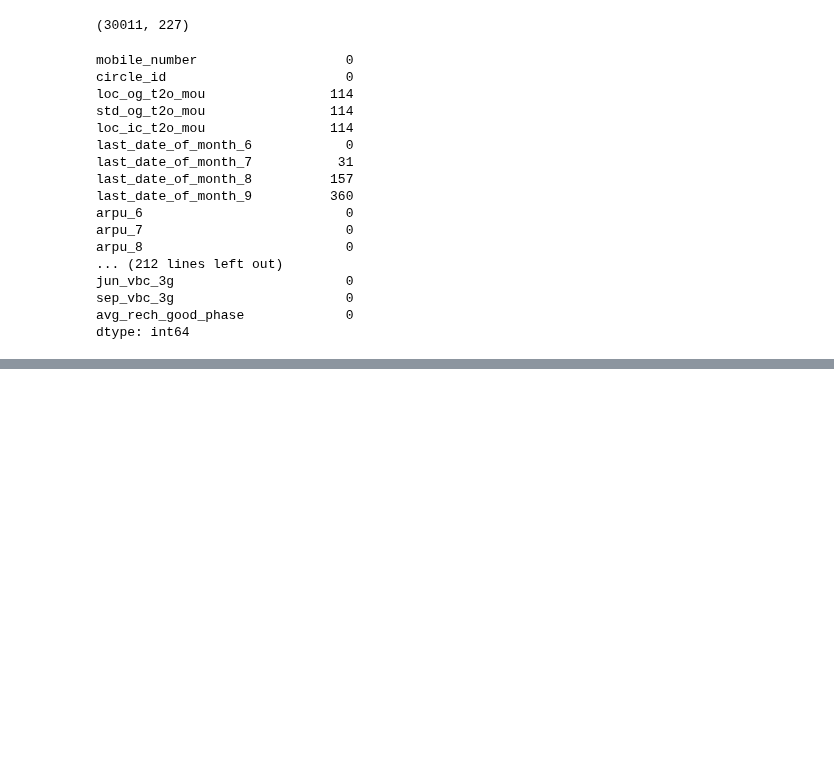
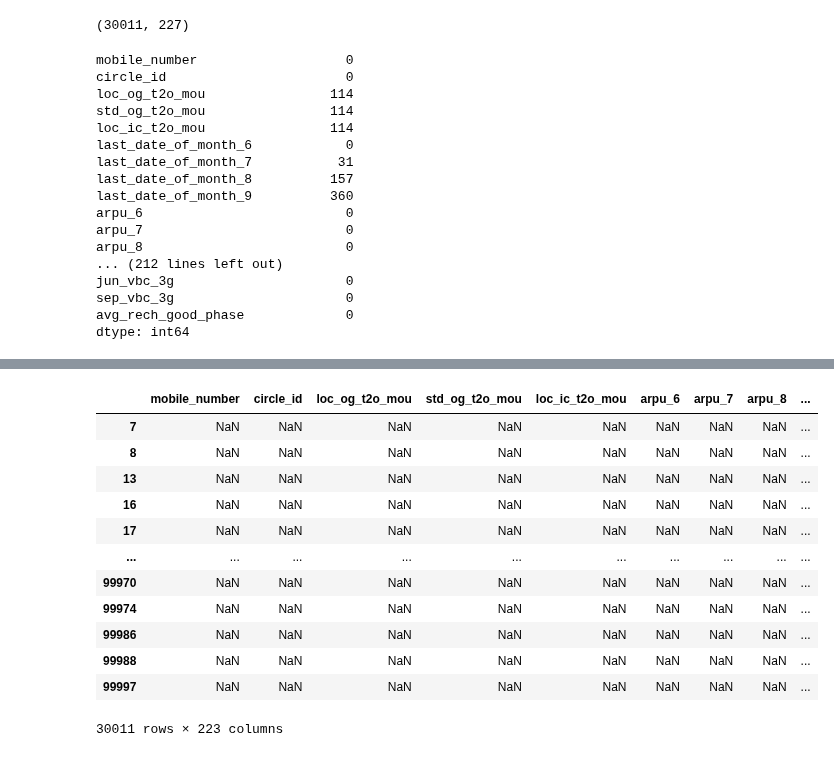
Before and after one commit to mrmankeshraj/PG_Diploma_in_Machine_Learning_and_AI, a Jupyter notebook: Course 4 - Machine Learning -2/Unsupervised Learning, Principle Component Analysis/Telecom Churn Case Study/Telecom Churn Case Study Solution.ipynb, the cells around one changed output, grey strips where cells are left out. Drawn from its saved outputs; the diff is of its cells as text; code cells hidden in the pictures; blank space fills up the shorter version.

```diff
--- a/Course 4 - Machine Learning -2/Unsupervised Learning, Principle Component Analysis/Telecom Churn Case Study/Telecom Churn Case Study Solution.ipynb
+++ b/Course 4 - Machine Learning -2/Unsupervised Learning, Principle Component Analysis/Telecom Churn Case Study/Telecom Churn Case Study Solution.ipynb
@@ -191,0 +222,41 @@ dtype: int64
+# %%
+df_high_val_cust[['onnet_mou_6', 'onnet_mou_7', 'onnet_mou_8', 'onnet_mou_9']]                     = df_high_val_cust[['onnet_mou_6', 'onnet_mou_7', 'onnet_mou_8', 'onnet_mou_9']].fillna(value=df_high_val_cust[['onnet_mou_6', 'onnet_mou_7', 'onnet_mou_8', 'onnet_mou_9']].mean(axis=1), inplace=True)
+df_high_val_cust[['offnet_mou_6', 'offnet_mou_7', 'offnet_mou_8', 'offnet_mou_9']]                 = df_high_val_cust[['offnet_mou_6', 'offnet_mou_7', 'offnet_mou_8', 'offnet_mou_9']].fillna(value=df_high_val_cust[['offnet_mou_6', 'offnet_mou_7', 'offnet_mou_8', 'offnet_mou_9']].mean(axis=1), inplace=True)
+df_high_val_cust[['roam_ic_mou_6', 'roam_ic_mou_7','roam_ic_mou_8', 'roam_ic_mou_9']]              = df_high_val_cust[['roam_ic_mou_6', 'roam_ic_mou_7','roam_ic_mou_8', 'roam_ic_mou_9']].fillna(value=df_high_val_cust[['roam_ic_mou_6', 'roam_ic_mou_7','roam_ic_mou_8', 'roam_ic_mou_9']].mean(axis=1), inplace=True)
+df_high_val_cust[['roam_og_mou_6', 'roam_og_mou_7', 'roam_og_mou_8', 'roam_og_mou_9']]             = df_high_val_cust[['roam_og_mou_6', 'roam_og_mou_7', 'roam_og_mou_8', 'roam_og_mou_9']].fillna(value=df_high_val_cust[['roam_og_mou_6', 'roam_og_mou_7', 'roam_og_mou_8', 'roam_og_mou_9']].mean(axis=1), inplace=True)
+df_high_val_cust[['loc_og_t2t_mou_6', 'loc_og_t2t_mou_7', 'loc_og_t2t_mou_8', 'loc_og_t2t_mou_9']] = df_high_val_cust[['loc_og_t2t_mou_6', 'loc_og_t2t_mou_7', 'loc_og_t2t_mou_8', 'loc_og_t2t_mou_9']].fillna(value=df_high_val_cust[['loc_og_t2t_mou_6', 'loc_og_t2t_mou_7', 'loc_og_t2t_mou_8', 'loc_og_t2t_mou_9']].mean(axis=1), inplace=True)
+df_high_val_cust[['loc_og_t2m_mou_6', 'loc_og_t2m_mou_7', 'loc_og_t2m_mou_8', 'loc_og_t2m_mou_9']] = df_high_val_cust[['loc_og_t2m_mou_6', 'loc_og_t2m_mou_7', 'loc_og_t2m_mou_8', 'loc_og_t2m_mou_9']].fillna(value=df_high_val_cust[['loc_og_t2m_mou_6', 'loc_og_t2m_mou_7', 'loc_og_t2m_mou_8', 'loc_og_t2m_mou_9']].mean(axis=1), inplace=True)
+df_high_val_cust[['loc_og_t2f_mou_6', 'loc_og_t2f_mou_7', 'loc_og_t2f_mou_8', 'loc_og_t2f_mou_9']] = df_high_val_cust[['loc_og_t2f_mou_6', 'loc_og_t2f_mou_7', 'loc_og_t2f_mou_8', 'loc_og_t2f_mou_9']].fillna(value=df_high_val_cust[['loc_og_t2f_mou_6', 'loc_og_t2f_mou_7', 'loc_og_t2f_mou_8', 'loc_og_t2f_mou_9']].mean(axis=1), inplace=True)
+df_high_val_cust[['loc_og_t2c_mou_6', 'loc_og_t2c_mou_7', 'loc_og_t2c_mou_8', 'loc_og_t2c_mou_9']] = df_high_val_cust[['loc_og_t2c_mou_6', 'loc_og_t2c_mou_7', 'loc_og_t2c_mou_8', 'loc_og_t2c_mou_9']].fillna(value=df_high_val_cust[['loc_og_t2c_mou_6', 'loc_og_t2c_mou_7', 'loc_og_t2c_mou_8', 'loc_og_t2c_mou_9']].mean(axis=1), inplace=True)
+df_high_val_cust[['std_og_t2t_mou_6', 'std_og_t2t_mou_7', 'std_og_t2t_mou_8', 'std_og_t2t_mou_9']] = df_high_val_cust[['std_og_t2t_mou_6', 'std_og_t2t_mou_7', 'std_og_t2t_mou_8', 'std_og_t2t_mou_9']].fillna(value=df_high_val_cust[['std_og_t2t_mou_6', 'std_og_t2t_mou_7', 'std_og_t2t_mou_8', 'std_og_t2t_mou_9']].mean(axis=1), inplace=True)
+df_high_val_cust[['std_og_t2m_mou_6', 'std_og_t2m_mou_7', 'std_og_t2m_mou_8', 'std_og_t2m_mou_9']] = df_high_val_cust[['std_og_t2m_mou_6', 'std_og_t2m_mou_7', 'std_og_t2m_mou_8', 'std_og_t2m_mou_9']].fillna(value=df_high_val_cust[['std_og_t2m_mou_6', 'std_og_t2m_mou_7', 'std_og_t2m_mou_8', 'std_og_t2m_mou_9']].mean(axis=1), inplace=True)
+df_high_val_cust[['std_og_t2f_mou_6', 'std_og_t2f_mou_7', 'std_og_t2f_mou_8', 'std_og_t2f_mou_9']] = df_high_val_cust[['std_og_t2f_mou_6', 'std_og_t2f_mou_7', 'std_og_t2f_mou_8', 'std_og_t2f_mou_9']].fillna(value=df_high_val_cust[['std_og_t2f_mou_6', 'std_og_t2f_mou_7', 'std_og_t2f_mou_8', 'std_og_t2f_mou_9']].mean(axis=1), inplace=True)
+df_high_val_cust[['std_og_t2c_mou_6', 'std_og_t2c_mou_7', 'std_og_t2c_mou_8', 'std_og_t2c_mou_9']] = df_high_val_cust[['std_og_t2c_mou_6', 'std_og_t2c_mou_7', 'std_og_t2c_mou_8', 'std_og_t2c_mou_9']].fillna(value=df_high_val_cust[['std_og_t2c_mou_6', 'std_og_t2c_mou_7', 'std_og_t2c_mou_8', 'std_og_t2c_mou_9']].mean(axis=1), inplace=True)
+df_high_val_cust[['loc_og_mou_6', 'loc_og_mou_7', 'loc_og_mou_8', 'loc_og_mou_9']]                 = df_high_val_cust[['loc_og_mou_6', 'loc_og_mou_7', 'loc_og_mou_8', 'loc_og_mou_9']].fillna(value=df_high_val_cust[['loc_og_mou_6', 'loc_og_mou_7', 'loc_og_mou_8', 'loc_og_mou_9']].mean(axis=1), inplace=True)
+df_high_val_cust[['std_og_mou_6', 'std_og_mou_7', 'std_og_mou_8', 'std_og_mou_9']]                 = df_high_val_cust[['std_og_mou_6', 'std_og_mou_7', 'std_og_mou_8', 'std_og_mou_9']].fillna(value=df_high_val_cust[['std_og_mou_6', 'std_og_mou_7', 'std_og_mou_8', 'std_og_mou_9']].mean(axis=1), inplace=True)
+df_high_val_cust[['isd_og_mou_6', 'isd_og_mou_7', 'isd_og_mou_8', 'isd_og_mou_9']]                 = df_high_val_cust[['isd_og_mou_6', 'isd_og_mou_7', 'isd_og_mou_8', 'isd_og_mou_9']].fillna(value=df_high_val_cust[['isd_og_mou_6', 'isd_og_mou_7', 'isd_og_mou_8', 'isd_og_mou_9']].mean(axis=1), inplace=True)
+df_high_val_cust[['spl_og_mou_6', 'spl_og_mou_7', 'spl_og_mou_8', 'spl_og_mou_9']]                 = df_high_val_cust[['spl_og_mou_6', 'spl_og_mou_7', 'spl_og_mou_8', 'spl_og_mou_9']].fillna(value=df_high_val_cust[['spl_og_mou_6', 'spl_og_mou_7', 'spl_og_mou_8', 'spl_og_mou_9']].mean(axis=1), inplace=True)
+df_high_val_cust[['loc_ic_t2t_mou_6', 'loc_ic_t2t_mou_7', 'loc_ic_t2t_mou_8', 'loc_ic_t2t_mou_9']] = df_high_val_cust[['loc_ic_t2t_mou_6', 'loc_ic_t2t_mou_7', 'loc_ic_t2t_mou_8', 'loc_ic_t2t_mou_9']].fillna(value=df_high_val_cust[['loc_ic_t2t_mou_6', 'loc_ic_t2t_mou_7', 'loc_ic_t2t_mou_8', 'loc_ic_t2t_mou_9']].mean(axis=1), inplace=True)
+df_high_val_cust[['loc_ic_t2m_mou_6', 'loc_ic_t2m_mou_7', 'loc_ic_t2m_mou_8', 'loc_ic_t2m_mou_9']] = df_high_val_cust[['loc_ic_t2m_mou_6', 'loc_ic_t2m_mou_7', 'loc_ic_t2m_mou_8', 'loc_ic_t2m_mou_9']].fillna(value=df_high_val_cust[['loc_ic_t2m_mou_6', 'loc_ic_t2m_mou_7', 'loc_ic_t2m_mou_8', 'loc_ic_t2m_mou_9']].mean(axis=1), inplace=True)
+df_high_val_cust[['loc_ic_t2f_mou_6', 'loc_ic_t2f_mou_7', 'loc_ic_t2f_mou_8', 'loc_ic_t2f_mou_9']] = df_high_val_cust[['loc_ic_t2f_mou_6', 'loc_ic_t2f_mou_7', 'loc_ic_t2f_mou_8', 'loc_ic_t2f_mou_9']].fillna(value=df_high_val_cust[['loc_ic_t2f_mou_6', 'loc_ic_t2f_mou_7', 'loc_ic_t2f_mou_8', 'loc_ic_t2f_mou_9']].mean(axis=1), inplace=True)
+df_high_val_cust[['std_ic_t2t_mou_6', 'std_ic_t2t_mou_7', 'std_ic_t2t_mou_8', 'std_ic_t2t_mou_9']] = df_high_val_cust[['std_ic_t2t_mou_6', 'std_ic_t2t_mou_7', 'std_ic_t2t_mou_8', 'std_ic_t2t_mou_9']].fillna(value=df_high_val_cust[['std_ic_t2t_mou_6', 'std_ic_t2t_mou_7', 'std_ic_t2t_mou_8', 'std_ic_t2t_mou_9']].mean(axis=1), inplace=True)
+df_high_val_cust[['std_ic_t2m_mou_6', 'std_ic_t2m_mou_7', 'std_ic_t2m_mou_8', 'std_ic_t2m_mou_9']] = df_high_val_cust[['std_ic_t2m_mou_6', 'std_ic_t2m_mou_7', 'std_ic_t2m_mou_8', 'std_ic_t2m_mou_9']].fillna(value=df_high_val_cust[['std_ic_t2m_mou_6', 'std_ic_t2m_mou_7', 'std_ic_t2m_mou_8', 'std_ic_t2m_mou_9']].mean(axis=1), inplace=True)
+df_high_val_cust[['std_ic_t2f_mou_6', 'std_ic_t2f_mou_7', 'std_ic_t2f_mou_8', 'std_ic_t2f_mou_9']] = df_high_val_cust[['std_ic_t2f_mou_6', 'std_ic_t2f_mou_7', 'std_ic_t2f_mou_8', 'std_ic_t2f_mou_9']].fillna(value=df_high_val_cust[['std_ic_t2f_mou_6', 'std_ic_t2f_mou_7', 'std_ic_t2f_mou_8', 'std_ic_t2f_mou_9']].mean(axis=1), inplace=True)
+df_high_val_cust[['std_ic_t2o_mou_6', 'std_ic_t2o_mou_7', 'std_ic_t2o_mou_8', 'std_ic_t2o_mou_9']] = df_high_val_cust[['std_ic_t2o_mou_6', 'std_ic_t2o_mou_7', 'std_ic_t2o_mou_8', 'std_ic_t2o_mou_9']].fillna(value=df_high_val_cust[['std_ic_t2o_mou_6', 'std_ic_t2o_mou_7', 'std_ic_t2o_mou_8', 'std_ic_t2o_mou_9']].mean(axis=1), inplace=True)
+df_high_val_cust[['loc_ic_mou_6', 'loc_ic_mou_7', 'loc_ic_mou_8', 'loc_ic_mou_9']]                 = df_high_val_cust[['loc_ic_mou_6', 'loc_ic_mou_7', 'loc_ic_mou_8', 'loc_ic_mou_9']].fillna(value=df_high_val_cust[['loc_ic_mou_6', 'loc_ic_mou_7', 'loc_ic_mou_8', 'loc_ic_mou_9']].mean(axis=1), inplace=True)
+df_high_val_cust[['std_ic_mou_6', 'std_ic_mou_7', 'std_ic_mou_8', 'std_ic_mou_9']]                 = df_high_val_cust[['std_ic_mou_6', 'std_ic_mou_7', 'std_ic_mou_8', 'std_ic_mou_9']].fillna(value=df_high_val_cust[['std_ic_mou_6', 'std_ic_mou_7', 'std_ic_mou_8', 'std_ic_mou_9']].mean(axis=1), inplace=True)
+df_high_val_cust[['spl_ic_mou_6', 'spl_ic_mou_7', 'spl_ic_mou_8', 'spl_ic_mou_9']]                 = df_high_val_cust[['spl_ic_mou_6', 'spl_ic_mou_7', 'spl_ic_mou_8', 'spl_ic_mou_9']].fillna(value=df_high_val_cust[['spl_ic_mou_6', 'spl_ic_mou_7', 'spl_ic_mou_8', 'spl_ic_mou_9']].mean(axis=1), inplace=True)
+df_high_val_cust[['isd_ic_mou_6', 'isd_ic_mou_7', 'isd_ic_mou_8', 'isd_ic_mou_9']]                 = df_high_val_cust[['isd_ic_mou_6', 'isd_ic_mou_7', 'isd_ic_mou_8', 'isd_ic_mou_9']].fillna(value=df_high_val_cust[['isd_ic_mou_6', 'isd_ic_mou_7', 'isd_ic_mou_8', 'isd_ic_mou_9']].mean(axis=1), inplace=True)
+df_high_val_cust[['og_others_6', 'og_others_7', 'og_others_8', 'og_others_9']]                     = df_high_val_cust[['og_others_6', 'og_others_7', 'og_others_8', 'og_others_9']].fillna(value=df_high_val_cust[['og_others_6', 'og_others_7', 'og_others_8', 'og_others_9']].mean(axis=1), inplace=True)
+df_high_val_cust[['ic_others_6', 'ic_others_7', 'ic_others_8', 'ic_others_9']]                     = df_high_val_cust[['ic_others_6', 'ic_others_7', 'ic_others_8', 'ic_others_9']].fillna(value=df_high_val_cust[['ic_others_6', 'ic_others_7', 'ic_others_8', 'ic_others_9']].mean(axis=1), inplace=True)
+df_high_val_cust[['date_of_last_rech_6', 'date_of_last_rech_7', 'date_of_last_rech_8', 'date_of_last_rech_9']] = df_high_val_cust[['date_of_last_rech_6', 'date_of_last_rech_7', 'date_of_last_rech_8', 'date_of_last_rech_9']].fillna(value=df_high_val_cust[['date_of_last_rech_6', 'date_of_last_rech_7', 'date_of_last_rech_8', 'date_of_last_rech_9']].mean(axis=1), inplace=True)
+df_high_val_cust[['date_of_last_rech_data_6', 'date_of_last_rech_data_7', 'date_of_last_rech_data_8', 'date_of_last_rech_data_9']] = df_high_val_cust[['date_of_last_rech_data_6', 'date_of_last_rech_data_7', 'date_of_last_rech_data_8', 'date_of_last_rech_data_9']].fillna(value=df_high_val_cust[['date_of_last_rech_data_6', 'date_of_last_rech_data_7', 'date_of_last_rech_data_8', 'date_of_last_rech_data_9']].mean(axis=1), inplace=True)
+df_high_val_cust[['total_rech_data_6', 'total_rech_data_7', 'total_rech_data_8', 'total_rech_data_9']] = df_high_val_cust[['total_rech_data_6', 'total_rech_data_7', 'total_rech_data_8', 'total_rech_data_9']].fillna(value=df_high_val_cust[['total_rech_data_6', 'total_rech_data_7', 'total_rech_data_8', 'total_rech_data_9']].mean(axis=1), inplace=True)
+df_high_val_cust[['max_rech_data_6', 'max_rech_data_7', 'max_rech_data_8', 'max_rech_data_9']]     = df_high_val_cust[['max_rech_data_6', 'max_rech_data_7', 'max_rech_data_8', 'max_rech_data_9']].fillna(value=df_high_val_cust[['max_rech_data_6', 'max_rech_data_7', 'max_rech_data_8', 'max_rech_data_9']].mean(axis=1), inplace=True)
+df_high_val_cust[['count_rech_2g_6', 'count_rech_2g_7', 'count_rech_2g_8', 'count_rech_2g_9']]     = df_high_val_cust[['count_rech_2g_6', 'count_rech_2g_7', 'count_rech_2g_8', 'count_rech_2g_9']].fillna(value=df_high_val_cust[['count_rech_2g_6', 'count_rech_2g_7', 'count_rech_2g_8', 'count_rech_2g_9']].mean(axis=1), inplace=True)
+df_high_val_cust[['count_rech_3g_6', 'count_rech_3g_7', 'count_rech_3g_8', 'count_rech_3g_9']]     = df_high_val_cust[['count_rech_3g_6', 'count_rech_3g_7', 'count_rech_3g_8', 'count_rech_3g_9']].fillna(value=df_high_val_cust[['count_rech_3g_6', 'count_rech_3g_7', 'count_rech_3g_8', 'count_rech_3g_9']].mean(axis=1), inplace=True)
+df_high_val_cust[['av_rech_amt_data_6', 'av_rech_amt_data_7', 'av_rech_amt_data_8', 'av_rech_amt_data_9']] = df_high_val_cust[['av_rech_amt_data_6', 'av_rech_amt_data_7', 'av_rech_amt_data_8', 'av_rech_amt_data_9']].fillna(value=df_high_val_cust[['av_rech_amt_data_6', 'av_rech_amt_data_7', 'av_rech_amt_data_8', 'av_rech_amt_data_9']].mean(axis=1), inplace=True)
+df_high_val_cust[['arpu_3g_6', 'arpu_3g_7', 'arpu_3g_8', 'arpu_3g_9']]                             = df_high_val_cust[['arpu_3g_6', 'arpu_3g_7', 'arpu_3g_8', 'arpu_3g_9']].fillna(value=df_high_val_cust[['arpu_3g_6', 'arpu_3g_7', 'arpu_3g_8', 'arpu_3g_9']].mean(axis=1), inplace=True)
+df_high_val_cust[['arpu_2g_6', 'arpu_2g_7', 'arpu_2g_8', 'arpu_2g_9']]                             = df_high_val_cust[['arpu_2g_6', 'arpu_2g_7', 'arpu_2g_8', 'arpu_2g_9']].fillna(value=df_high_val_cust[['arpu_2g_6', 'arpu_2g_7', 'arpu_2g_8', 'arpu_2g_9']].mean(axis=1), inplace=True)
+df_high_val_cust[['night_pck_user_6', 'night_pck_user_7', 'night_pck_user_8', 'night_pck_user_9']] = df_high_val_cust[['night_pck_user_6', 'night_pck_user_7', 'night_pck_user_8', 'night_pck_user_9']].fillna(value=df_high_val_cust[['night_pck_user_6', 'night_pck_user_7', 'night_pck_user_8', 'night_pck_user_9']].mean(axis=1), inplace=True)
+df_high_val_cust[['fb_user_6', 'fb_user_7', 'fb_user_8', 'fb_user_9']]                             = df_high_val_cust[['fb_user_6', 'fb_user_7', 'fb_user_8', 'fb_user_9']].fillna(value=df_high_val_cust[['fb_user_6', 'fb_user_7', 'fb_user_8', 'fb_user_9']].mean(axis=1), inplace=True)
@@ -191,0 +362,16 @@ dtype: int64
+# %%
+df_high_val_cust[df_high_val_cust.isna()]
+# %% [output]
+|  | mobile_number | circle_id | loc_og_t2o_mou | std_og_t2o_mou | loc_ic_t2o_mou | arpu_6 | arpu_7 | arpu_8 | ... |
+| 7 | NaN | NaN | NaN | NaN | NaN | NaN | NaN | NaN | ... |
+| 8 | NaN | NaN | NaN | NaN | NaN | NaN | NaN | NaN | ... |
+| 13 | NaN | NaN | NaN | NaN | NaN | NaN | NaN | NaN | ... |
+| 16 | NaN | NaN | NaN | NaN | NaN | NaN | NaN | NaN | ... |
+| 17 | NaN | NaN | NaN | NaN | NaN | NaN | NaN | NaN | ... |
+| ... | ... | ... | ... | ... | ... | ... | ... | ... | ... |
+| 99970 | NaN | NaN | NaN | NaN | NaN | NaN | NaN | NaN | ... |
+| 99974 | NaN | NaN | NaN | NaN | NaN | NaN | NaN | NaN | ... |
+| 99986 | NaN | NaN | NaN | NaN | NaN | NaN | NaN | NaN | ... |
+| 99988 | NaN | NaN | NaN | NaN | NaN | NaN | NaN | NaN | ... |
+| 99997 | NaN | NaN | NaN | NaN | NaN | NaN | NaN | NaN | ... |
+30011 rows × 223 columns
```
Also changed, not shown: parts of 10 cells of this notebook.
